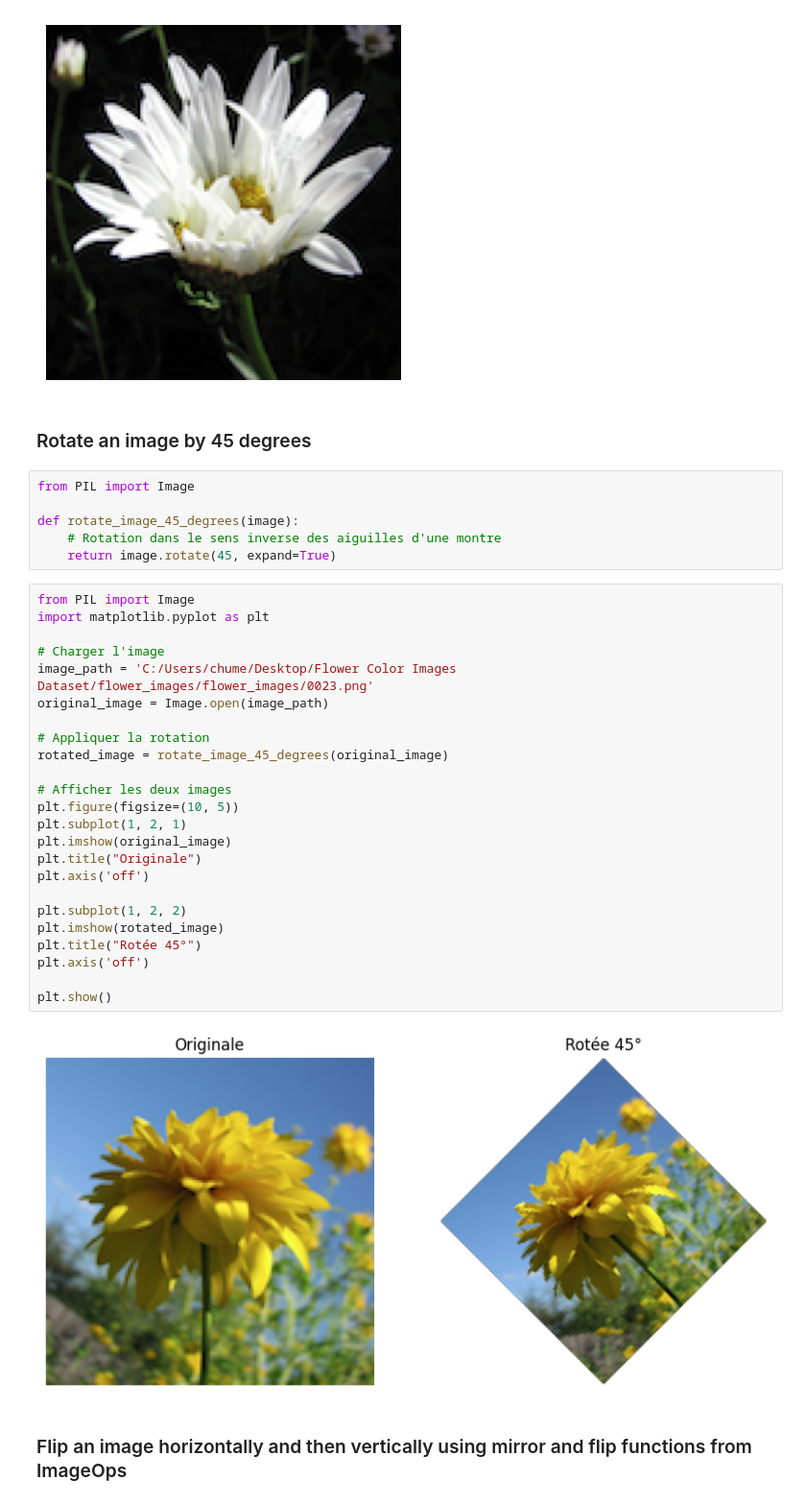
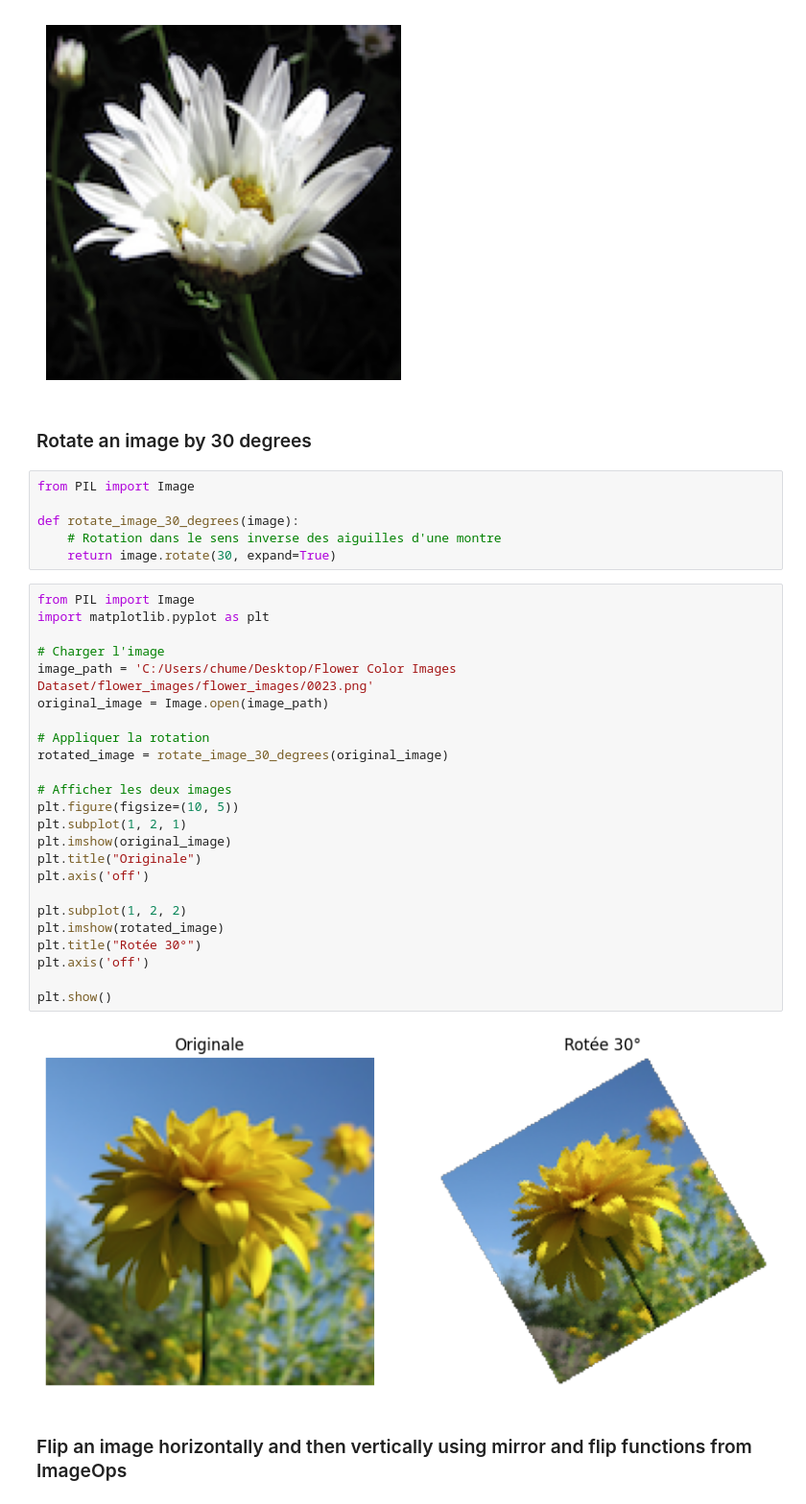
Before and after one commit to Michel836/FSTB_Bootcamp_2025_Repository_Github, a Jupyter notebook: Week02/Day2/W02D2_Challenge-M.ipynb, the cells around one changed output. Shown at 96% size. Drawn from its saved outputs; the diff is of its cells as text.

```diff
--- a/Week02/Day2/W02D2_Challenge-M.ipynb
+++ b/Week02/Day2/W02D2_Challenge-M.ipynb
@@ -100,39 +100,39 @@ plt.show()
 # %% [output]
 [figure]
 # %% [markdown]
-### Rotate an image by 45 degrees
+### Rotate an image by 30 degrees
 # %%
 from PIL import Image
 
-def rotate_image_45_degrees(image):
+def rotate_image_30_degrees(image):
     # Rotation dans le sens inverse des aiguilles d'une montre
-    return image.rotate(45, expand=True)
+    return image.rotate(30, expand=True)
 # %%
 from PIL import Image
 import matplotlib.pyplot as plt
 
 # Charger l'image
 image_path = 'C:/Users/chume/Desktop/Flower Color Images Dataset/flower_images/flower_images/0023.png'
 original_image = Image.open(image_path)
 
 # Appliquer la rotation
-rotated_image = rotate_image_45_degrees(original_image)
+rotated_image = rotate_image_30_degrees(original_image)
 
 # Afficher les deux images
 plt.figure(figsize=(10, 5))
 plt.subplot(1, 2, 1)
 plt.imshow(original_image)
 plt.title("Originale")
 plt.axis('off')
 
 plt.subplot(1, 2, 2)
 plt.imshow(rotated_image)
-plt.title("Rotée 45°")
+plt.title("Rotée 30°")
 plt.axis('off')
 
 plt.show()
 # %% [output]
-[figure, old version]
+[figure, new version]
 # %% [markdown]
 ### Flip an image horizontally and then vertically using mirror and flip functions from ImageOps
 # %%
```
Also changed, not shown: 7 other files.
